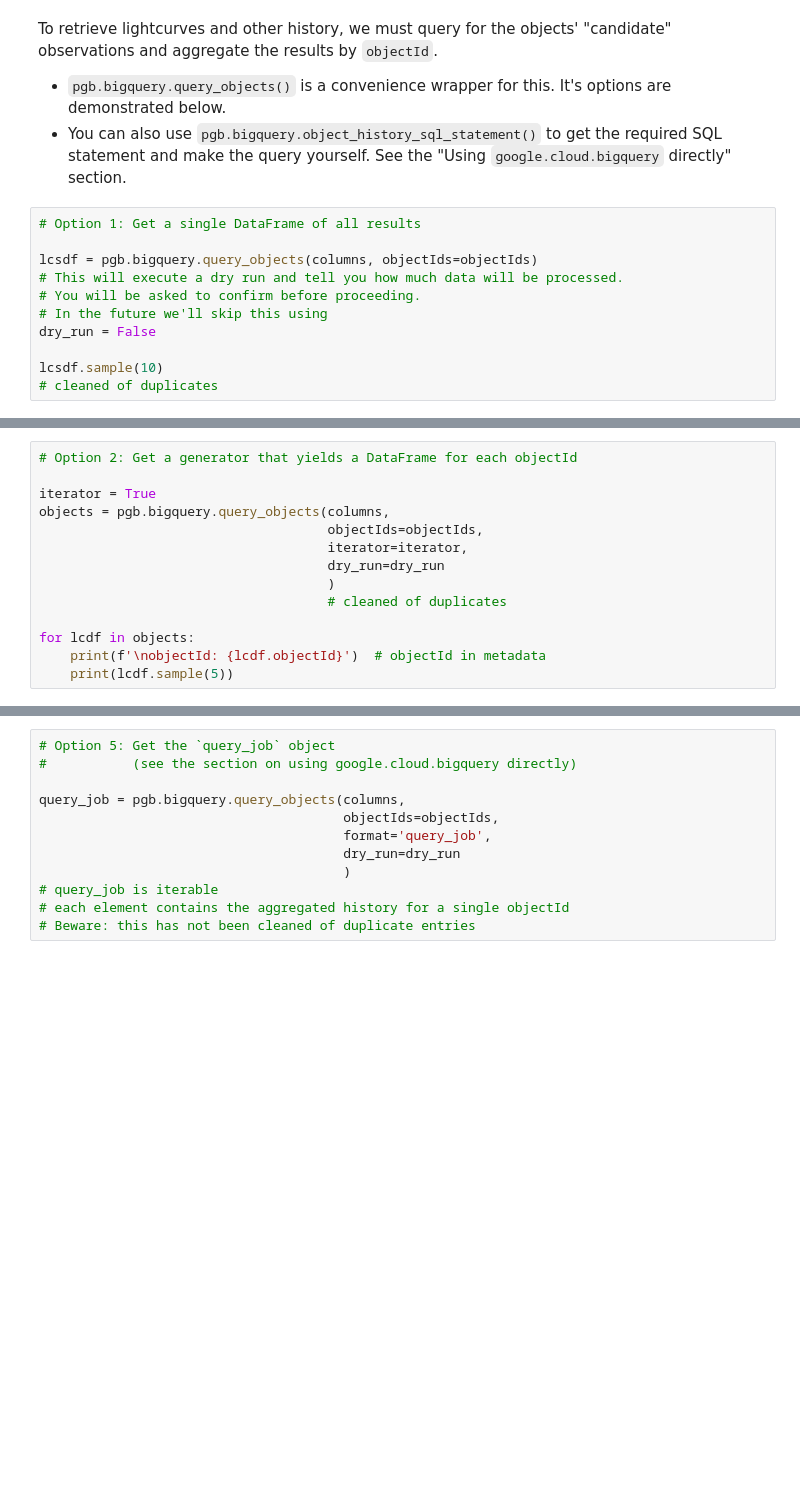
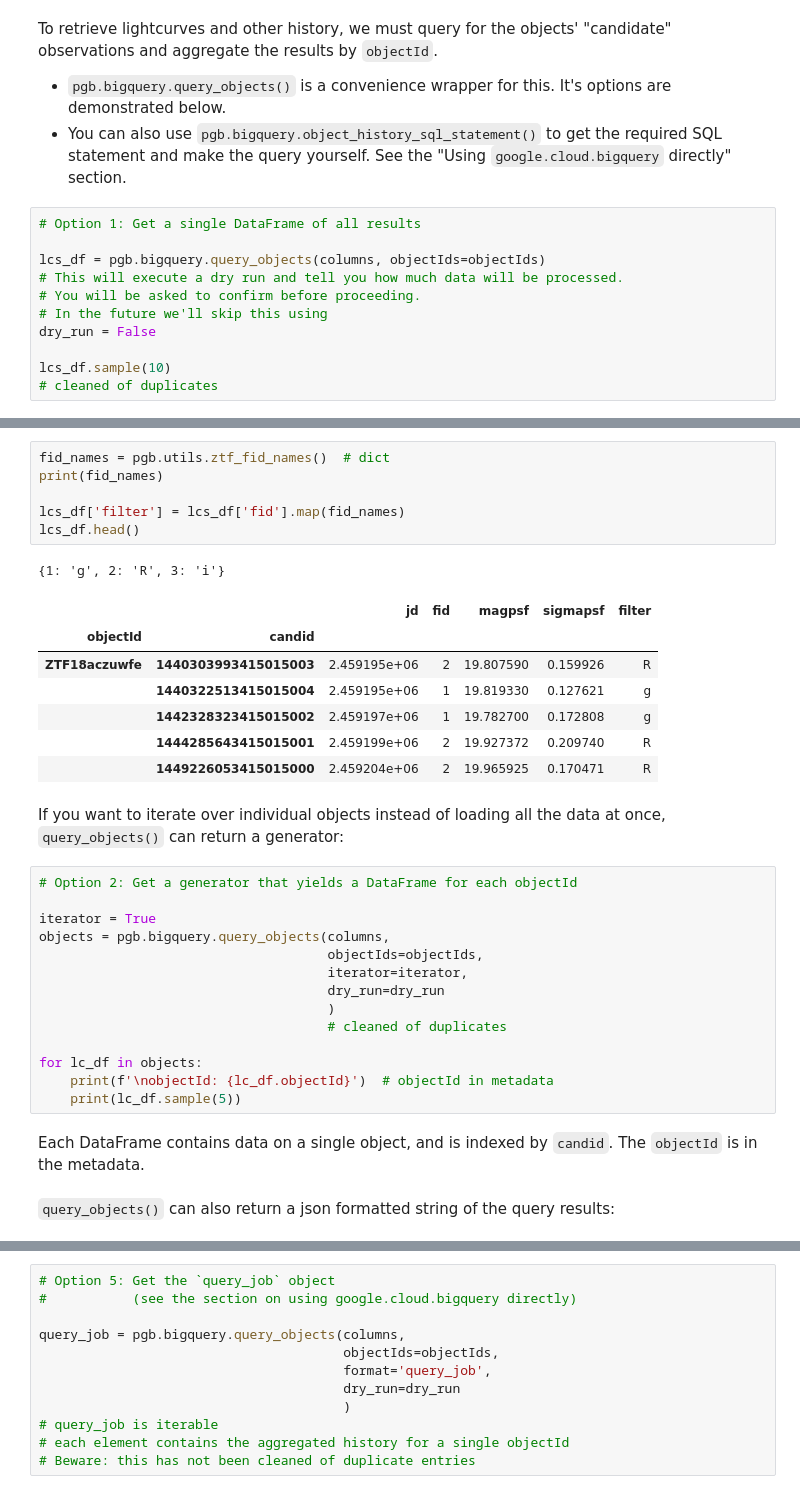
Before and after one commit to mwvgroup/Pitt-Google-Broker, a Jupyter notebook: pgb_utils/tutorials/PGB_Tutorial.ipynb, the cells around one changed output, grey strips where cells are left out. Cells and saved outputs as stored; diff of their text form; blank space fills up the shorter version.

```diff
--- a/pgb_utils/tutorials/PGB_Tutorial.ipynb
+++ b/pgb_utils/tutorials/PGB_Tutorial.ipynb
@@ -295,11 +325,11 @@ It's options are demonstrated below.
 # %%
 # Option 1: Get a single DataFrame of all results
 
-lcsdf = pgb.bigquery.query_objects(columns, objectIds=objectIds)
+lcs_df = pgb.bigquery.query_objects(columns, objectIds=objectIds)
 # This will execute a dry run and tell you how much data will be processed.
 # You will be asked to confirm before proceeding.
 # In the future we'll skip this using
 dry_run = False
 
-lcsdf.sample(10)
+lcs_df.sample(10)
 # cleaned of duplicates
@@ -306,3 +341,20 @@ lcsdf.sample(10)
+# %%
+fid_names = pgb.utils.ztf_fid_names()  # dict
+print(fid_names)
+
+lcs_df['filter'] = lcs_df['fid'].map(fid_names)
+lcs_df.head()
+# %% [output]
+{1: 'g', 2: 'R', 3: 'i'}
+|  |  | jd | fid | magpsf | sigmapsf | filter |
+| objectId | candid |  |  |  |  |  |
+| ZTF18aczuwfe | 1440303993415015003 | 2.459195e+06 | 2 | 19.807590 | 0.159926 | R |
+|  | 1440322513415015004 | 2.459195e+06 | 1 | 19.819330 | 0.127621 | g |
+|  | 1442328323415015002 | 2.459197e+06 | 1 | 19.782700 | 0.172808 | g |
+|  | 1444285643415015001 | 2.459199e+06 | 2 | 19.927372 | 0.209740 | R |
+|  | 1449226053415015000 | 2.459204e+06 | 2 | 19.965925 | 0.170471 | R |
+# %% [markdown]
+If you want to iterate over individual objects instead of loading all the data at once, `query_objects()` can return a generator:
 # %%
 # Option 2: Get a generator that yields a DataFrame for each objectId
 
@@ -314,9 +366,13 @@ objects = pgb.bigquery.query_objects(columns,
                                      )
                                      # cleaned of duplicates
 
-for lcdf in objects:
-    print(f'\nobjectId: {lcdf.objectId}')  # objectId in metadata
-    print(lcdf.sample(5))
+for lc_df in objects:
+    print(f'\nobjectId: {lc_df.objectId}')  # objectId in metadata
+    print(lc_df.sample(5))
+# %% [markdown]
+Each DataFrame contains data on a single object, and is indexed by `candid`. The `objectId` is in the metadata.
+# %% [markdown]
+`query_objects()` can also return a json formatted string of the query results:
 # %%
 # Option 3: Get a single json string with all the results
 
```
Also changed, not shown: parts of 86 cells of this notebook.
